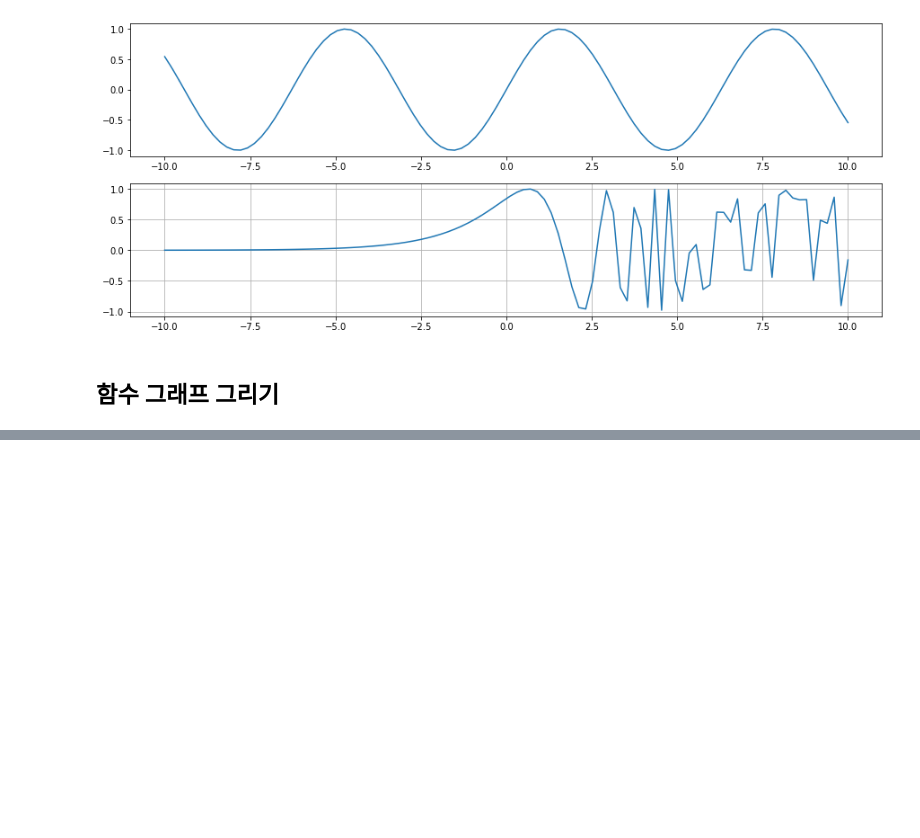
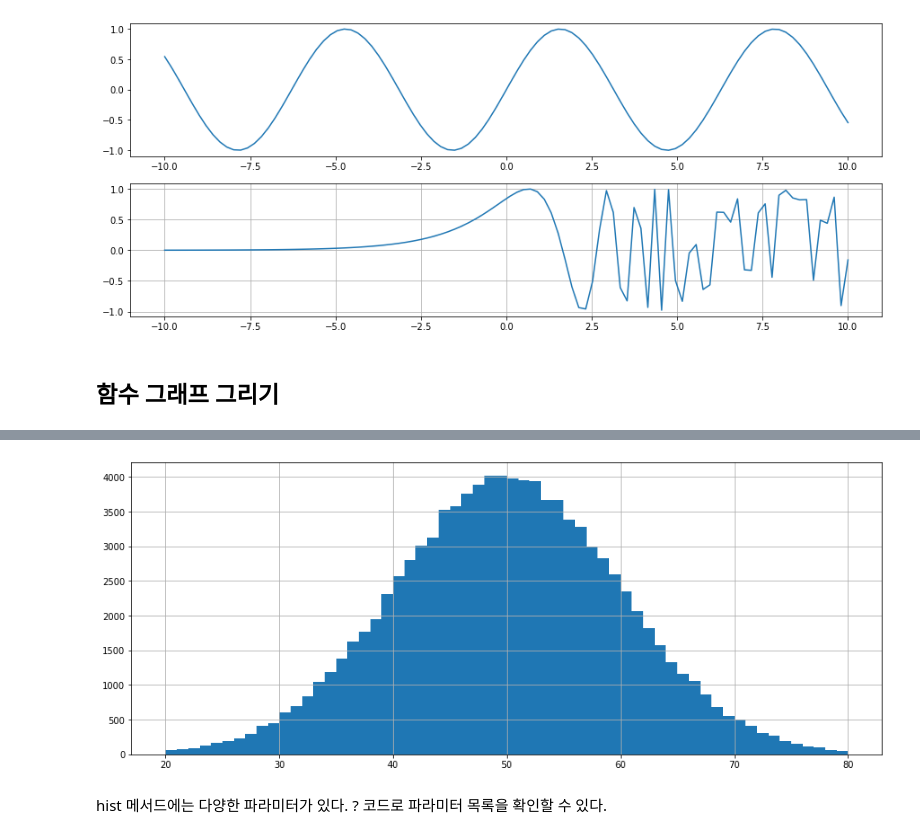
Before and after one commit to gongboogi/Python-Practice, a Jupyter notebook: 매트플롯립_기초.ipynb, the cells around one changed output, grey strips where cells are left out. Cells and saved outputs as stored; diff of their text form; code cells hidden in the pictures; blank space fills up the shorter version.

```diff
--- a/매트플롯립_기초.ipynb
+++ b/매트플롯립_기초.ipynb
@@ -124,0 +145,16 @@ plt.grid(True)
+# %%
+# 히스토그램
+# 시드지정
+random.seed(0)
+
+# 그래프 크기 지정
+plt.figure(figsize = (15,6))
+
+# 히스토그램 생성
+plt.hist(np.random.randn(10 ** 5) * 10 + 50, bins = 60, range = (20, 80))
+
+plt.grid(True)
+# %% [output]
+[figure, added]
+# %% [markdown]
+hist 메서드에는 다양한 파라미터가 있다. ? 코드로 파라미터 목록을 확인할 수 있다.
```
Also changed, not shown: parts of 10 cells of this notebook.
